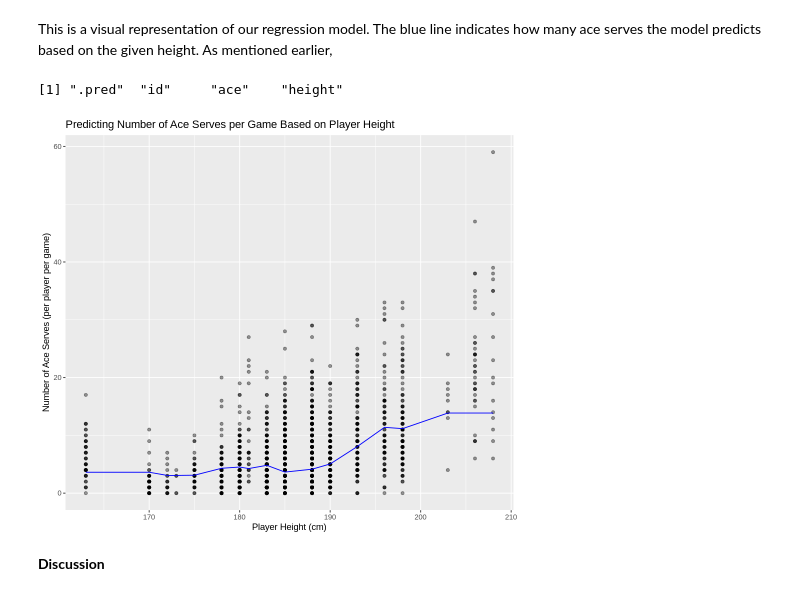
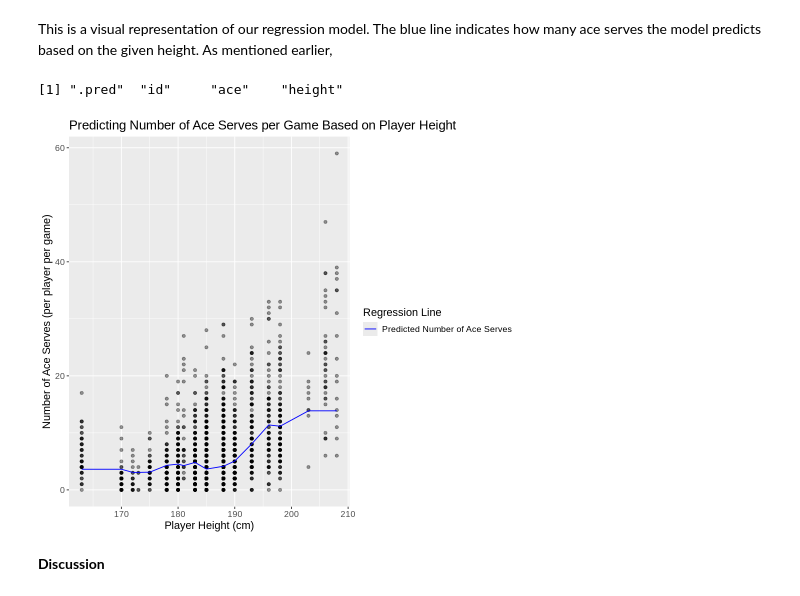
Before and after one commit to MLG0047/DSCI_100_Group_14, a Jupyter notebook: DSCI_100_006_14_Report.ipynb, the cells around one changed output. Drawn from its saved outputs; the diff is of its cells as text; code cells hidden in the pictures.

Commit message:
label regression line

```diff
--- a/DSCI_100_006_14_Report.ipynb
+++ b/DSCI_100_006_14_Report.ipynb
@@ -202,20 +202,24 @@ This is a visual representation of our regression model. The blue line indicates
 # %%
 options(repr.plot.width = 8, repr.plot.height = 7)
 
 analysis_preds<-predict(height_workflow_tuned, new_data=player_training)|>
 bind_cols(player_training)
 colnames(analysis_preds)
 
 analysis_plot<-ggplot(analysis_preds)+
 geom_point(aes(y=ace, x=height), alpha= 0.4)+
-geom_line(aes(y=.pred, x=height), color="blue")+
-xlab("Player Height (cm)")+
-ylab("Number of Ace Serves (per player per game)")+
-ggtitle("Predicting Number of Ace Serves per Game Based on Player Height")
+geom_line(aes(y=.pred, x=height,
+              color ="Predicted Number of Ace Serves"))+
+scale_color_manual (values = c("Predicted Number of Ace Serves" = "blue")) +
+labs (x = "Player Height (cm)",
+     y = "Number of Ace Serves (per player per game)",
+     color = "Regression Line") +
+ggtitle("Predicting Number of Ace Serves per Game Based on Player Height")+
+theme (text = element_text (size = 13))
 analysis_plot
 # %% [output]
 [1] ".pred"  "id"     "ace"    "height"
-[figure, old version]
+[figure, new version]
 # %% [markdown]
 **Discussion**
 # %% [markdown]
```
